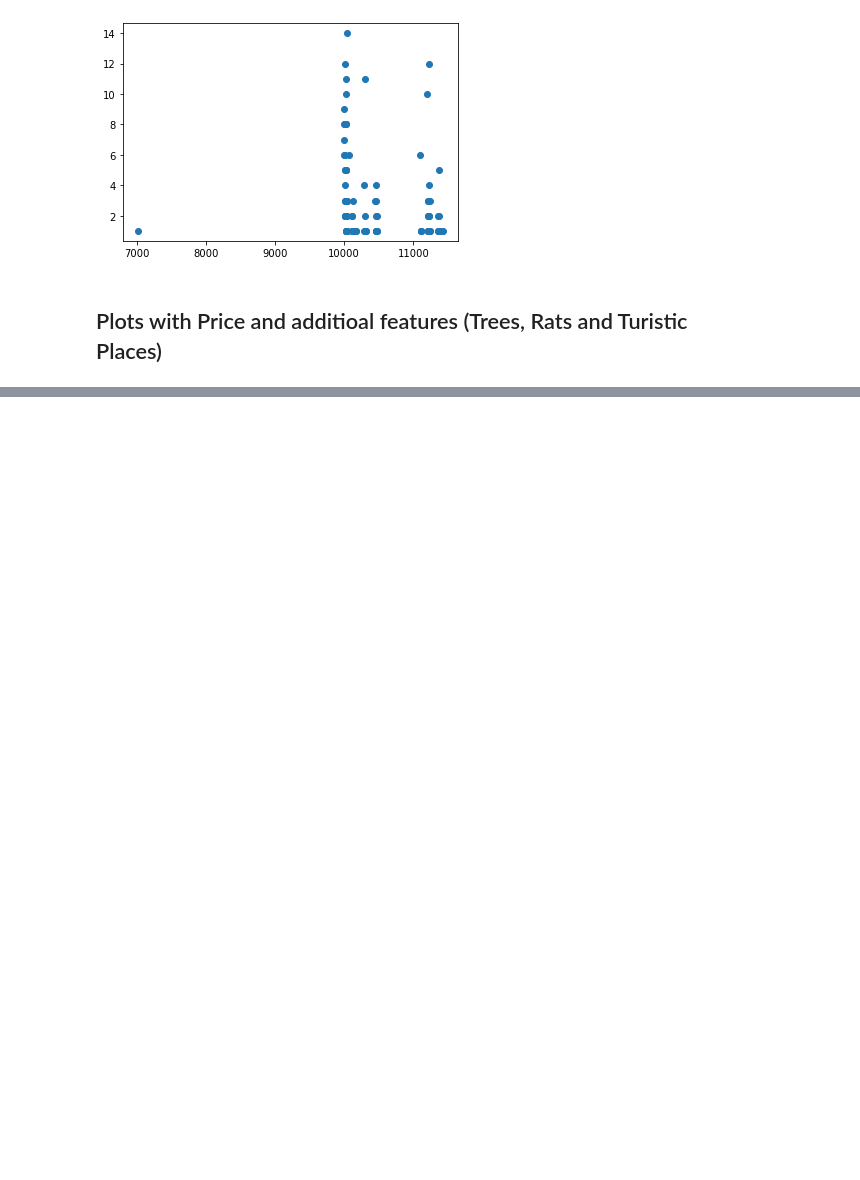
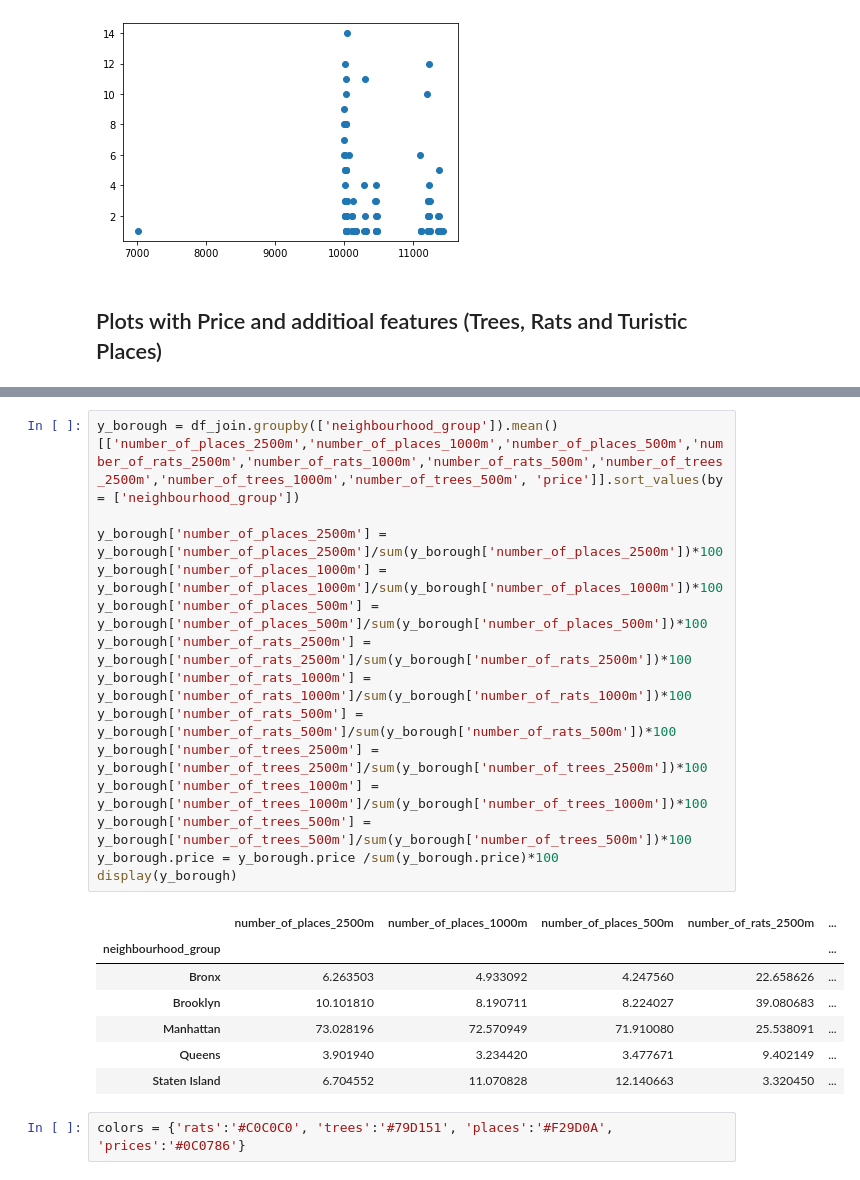
Before and after one commit to KathGran8/Air_BnB_Data_Viz, a Jupyter notebook: Explainer/Data_exploration.ipynb, the cells around one changed output, grey strips where cells are left out. Saved outputs shown, nothing was run; the diff lists cells and outputs as text; blank space fills up the shorter version.

```diff
--- a/Explainer/Data_exploration.ipynb
+++ b/Explainer/Data_exploration.ipynb
@@ -219,0 +230,24 @@ plt.show()
+# %%
+y_borough = df_join.groupby(['neighbourhood_group']).mean()[['number_of_places_2500m','number_of_places_1000m','number_of_places_500m','number_of_rats_2500m','number_of_rats_1000m','number_of_rats_500m','number_of_trees_2500m','number_of_trees_1000m','number_of_trees_500m', 'price']].sort_values(by = ['neighbourhood_group'])
+
+y_borough['number_of_places_2500m'] = y_borough['number_of_places_2500m']/sum(y_borough['number_of_places_2500m'])*100
+y_borough['number_of_places_1000m'] = y_borough['number_of_places_1000m']/sum(y_borough['number_of_places_1000m'])*100
+y_borough['number_of_places_500m'] = y_borough['number_of_places_500m']/sum(y_borough['number_of_places_500m'])*100
+y_borough['number_of_rats_2500m'] = y_borough['number_of_rats_2500m']/sum(y_borough['number_of_rats_2500m'])*100
+y_borough['number_of_rats_1000m'] = y_borough['number_of_rats_1000m']/sum(y_borough['number_of_rats_1000m'])*100
+y_borough['number_of_rats_500m'] = y_borough['number_of_rats_500m']/sum(y_borough['number_of_rats_500m'])*100
+y_borough['number_of_trees_2500m'] = y_borough['number_of_trees_2500m']/sum(y_borough['number_of_trees_2500m'])*100
+y_borough['number_of_trees_1000m'] = y_borough['number_of_trees_1000m']/sum(y_borough['number_of_trees_1000m'])*100
+y_borough['number_of_trees_500m'] = y_borough['number_of_trees_500m']/sum(y_borough['number_of_trees_500m'])*100
+y_borough.price = y_borough.price /sum(y_borough.price)*100
+display(y_borough)
+# %% [output]
+|  | number_of_places_2500m | number_of_places_1000m | number_of_places_500m | number_of_rats_2500m | ... |
+| neighbourhood_group |  |  |  |  | ... |
+| Bronx | 6.263503 | 4.933092 | 4.247560 | 22.658626 | ... |
+| Brooklyn | 10.101810 | 8.190711 | 8.224027 | 39.080683 | ... |
+| Manhattan | 73.028196 | 72.570949 | 71.910080 | 25.538091 | ... |
+| Queens | 3.901940 | 3.234420 | 3.477671 | 9.402149 | ... |
+| Staten Island | 6.704552 | 11.070828 | 12.140663 | 3.320450 | ... |
+# %%
+colors = {'rats':'#C0C0C0', 'trees':'#79D151', 'places':'#F29D0A', 'prices':'#0C0786'}
```
Also changed, not shown: parts of 4 cells of this notebook.
